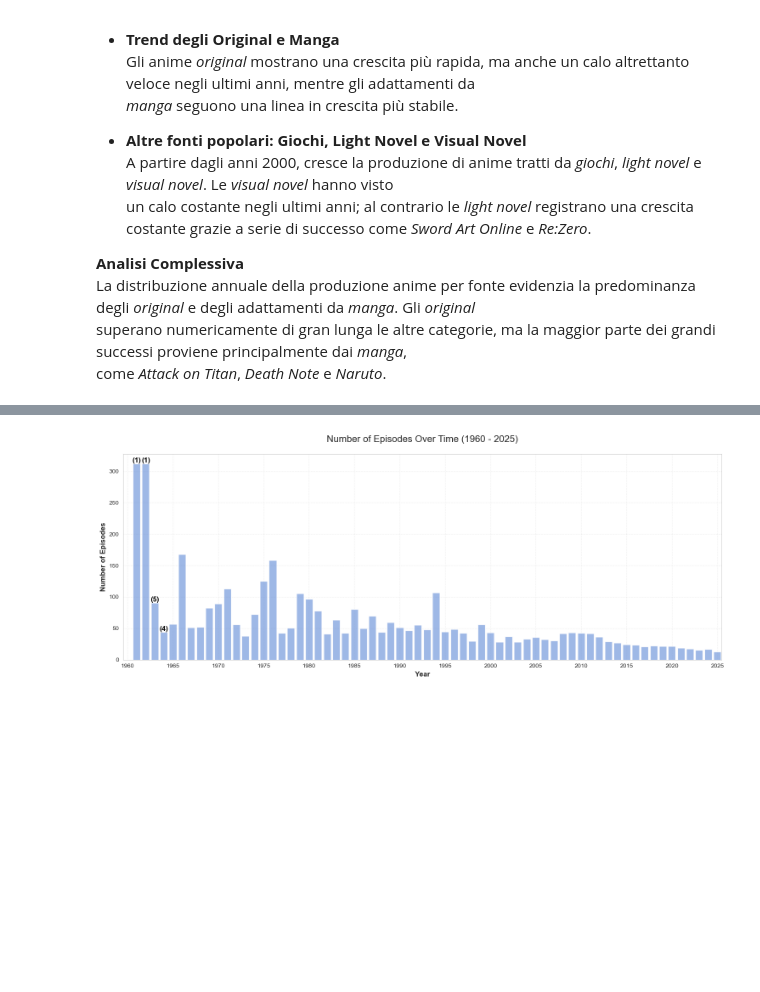
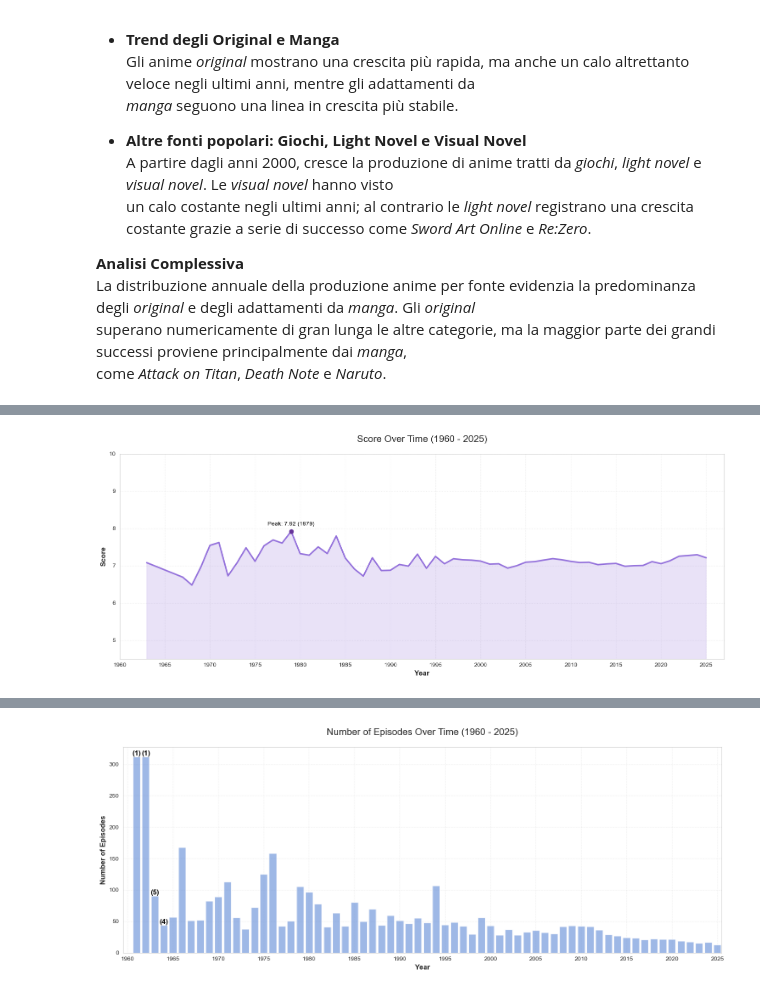
Before and after one commit to sarazunino/HCI, a Jupyter notebook: solution/02_notebook.ipynb, the cells around one changed output, grey strips where cells are left out. Saved outputs shown, nothing was run; the diff lists cells and outputs as text; code cells hidden in the pictures; blank space fills up the shorter version.

```diff
--- a/solution/02_notebook.ipynb
+++ b/solution/02_notebook.ipynb
@@ -179,0 +204,4 @@ plot_popularity_vs_score(details_df)
+# %%
+plot_score_filtred(details_df)
+# %% [output]
+[figure, added]
```
Also changed, not shown: parts of 41 cells of this notebook, 11 other files.
